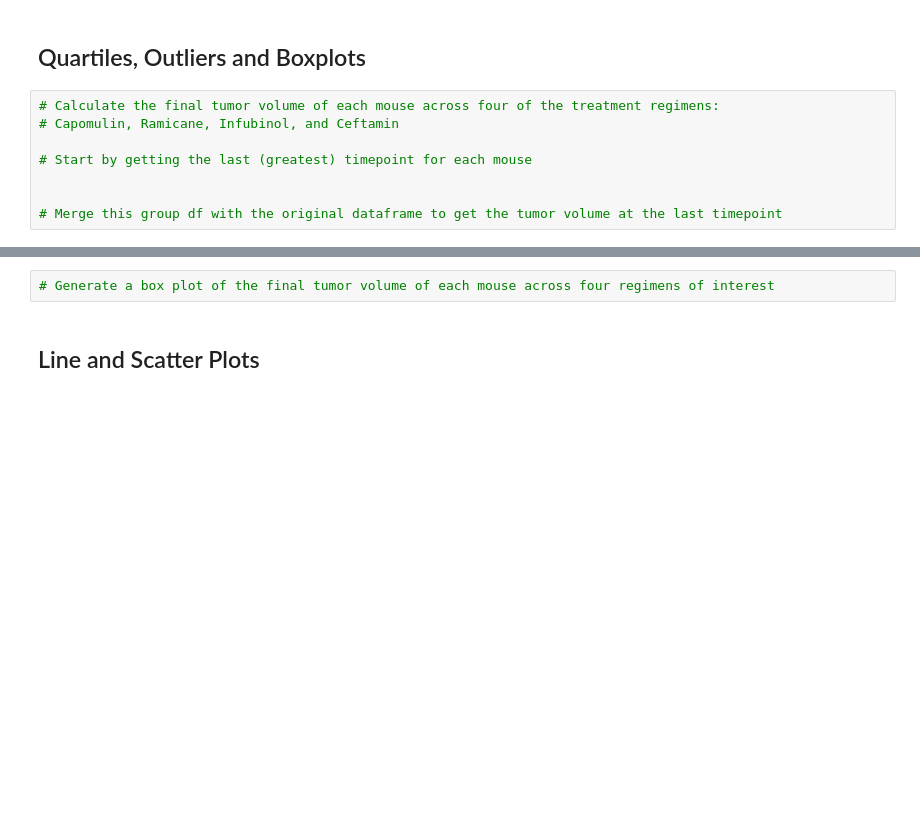
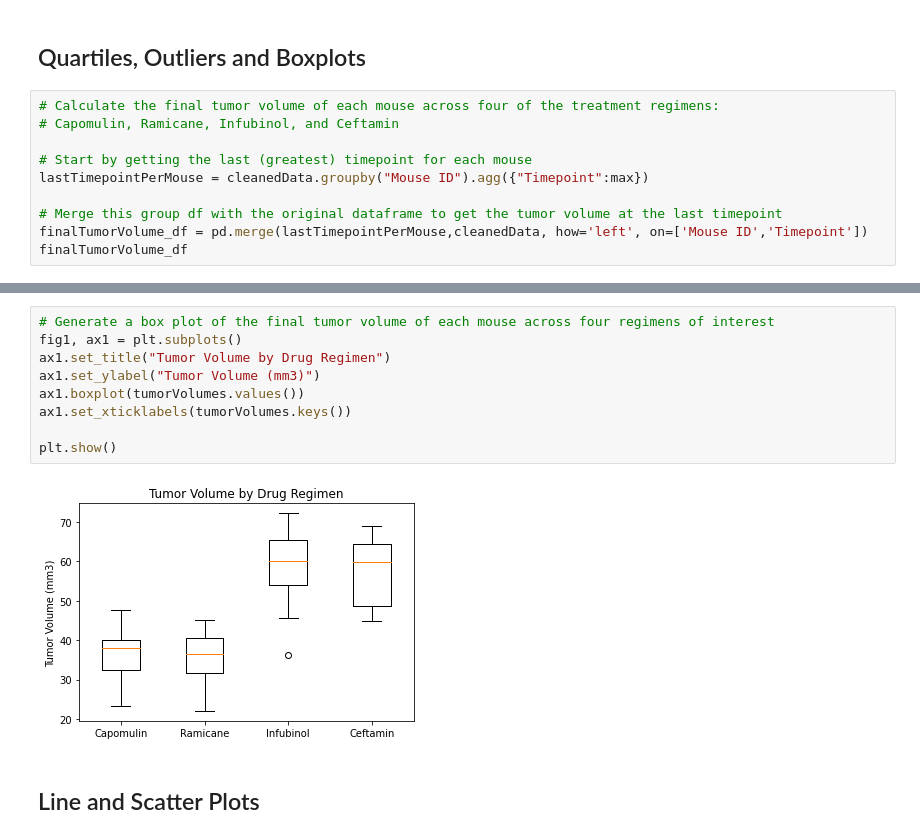
Before and after one commit to eukestad/Pymaceuticals-Capomulin-Review, a Jupyter notebook: Pymaceuticals/pymaceuticals_starter.ipynb, the cells around one changed output, grey strips where cells are left out. Saved outputs shown, nothing was run; the diff lists cells and outputs as text; blank space fills up the shorter version.

Commit message:
saving boxplots

```diff
--- a/Pymaceuticals/pymaceuticals_starter.ipynb
+++ b/Pymaceuticals/pymaceuticals_starter.ipynb
@@ -193,6 +203,8 @@ plt.show()
 # Capomulin, Ramicane, Infubinol, and Ceftamin
 
 # Start by getting the last (greatest) timepoint for each mouse
-
+lastTimepointPerMouse = cleanedData.groupby("Mouse ID").agg({"Timepoint":max})
 
 # Merge this group df with the original dataframe to get the tumor volume at the last timepoint
+finalTumorVolume_df = pd.merge(lastTimepointPerMouse,cleanedData, how='left', on=['Mouse ID','Timepoint'])
+finalTumorVolume_df
@@ -216,5 +283,14 @@ plt.show()
 # %%
 # Generate a box plot of the final tumor volume of each mouse across four regimens of interest
+fig1, ax1 = plt.subplots()
+ax1.set_title("Tumor Volume by Drug Regimen")
+ax1.set_ylabel("Tumor Volume (mm3)")
+ax1.boxplot(tumorVolumes.values())
+ax1.set_xticklabels(tumorVolumes.keys())
+
+plt.show()
+# %% [output]
+[figure, added]
 # %% [markdown]
 ## Line and Scatter Plots
 # %%
```
Also changed, not shown: parts of 5 cells of this notebook.
